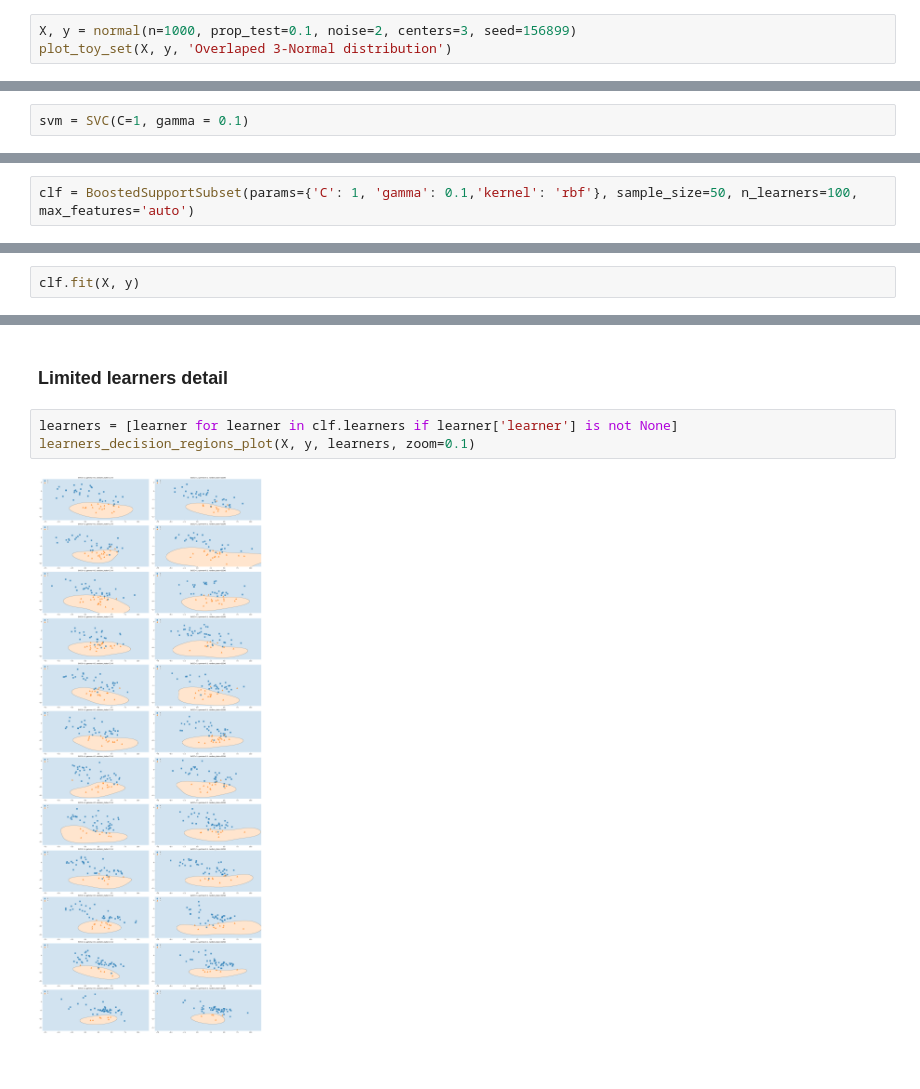
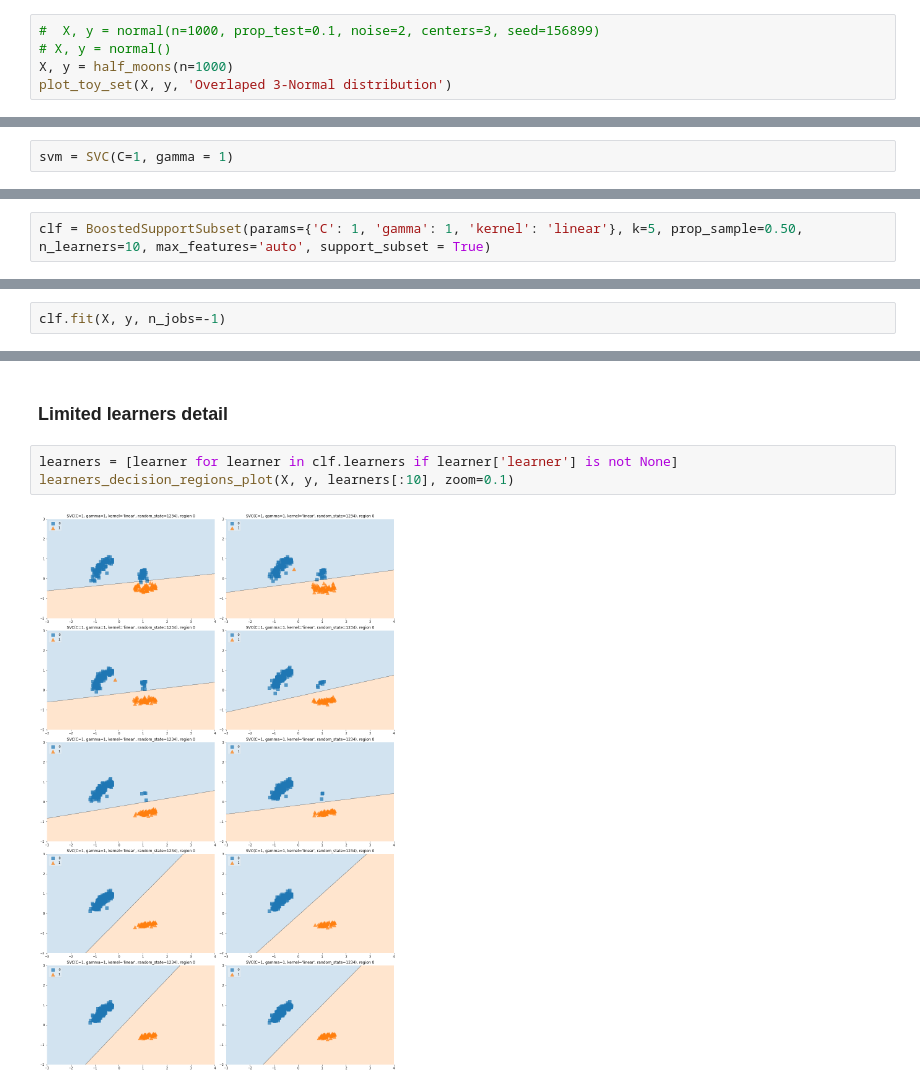
Before and after one commit to Vacek-Ace/support_subset_ensemble, a Jupyter notebook: notebooks/overlapping_bivariate_normals_example.ipynb, the cells around one changed output, grey strips where cells are left out. Saved outputs shown, nothing was run; the diff lists cells and outputs as text; blank space fills up the shorter version.

```diff
--- a/notebooks/overlapping_bivariate_normals_example.ipynb
+++ b/notebooks/overlapping_bivariate_normals_example.ipynb
@@ -13,6 +19,8 @@ from src.utils import *
 # %% [markdown]
 # Overlapping bivariate normals
 # %%
-X, y = normal(n=1000, prop_test=0.1, noise=2, centers=3, seed=156899)
+#  X, y = normal(n=1000, prop_test=0.1, noise=2, centers=3, seed=156899)
+# X, y = normal()
+X, y = half_moons(n=1000)
 plot_toy_set(X, y, 'Overlaped 3-Normal distribution')
 # %% [output]
@@ -42,7 +102,7 @@ custom_decision_region_plot(X, y, rf, title='')
 # %% [markdown]
 ## SVM
 # %%
-svm = SVC(C=1, gamma = 0.1)
+svm = SVC(C=1, gamma = 1)
 # %%
 preds = StratifiedKFoldTestPredictions(X, y, svm)
 confusion_matrix(svm.predict(X), y)
@@ -64,7 +124,7 @@ custom_decision_region_plot(X, y, svm, title='')
 # %% [markdown]
 ## BSS
 # %%
-clf = BoostedSupportSubset(params={'C': 1, 'gamma': 0.1,'kernel': 'rbf'}, sample_size=50, n_learners=100, max_features='auto')
+clf = BoostedSupportSubset(params={'C': 1, 'gamma': 1, 'kernel': 'linear'}, k=5, prop_sample=0.50, n_learners=10, max_features='auto', support_subset = True)
 # %%
 preds = StratifiedKFoldTestPredictions(X, y, clf)
 confusion_matrix(preds, y)
@@ -94,5 +137,5 @@ No valid sample in 1000 iters
 # %%
-clf.fit(X, y)
+clf.fit(X, y, n_jobs=-1)
 # %%
 len(clf.learners)
 # %% [output]
@@ -106,6 +149,6 @@ custom_decision_region_plot(X, y, clf, title='')
 ### Limited learners detail
 # %%
 learners = [learner for learner in clf.learners if learner['learner'] is not None]
-learners_decision_regions_plot(X, y, learners, zoom=0.1)
+learners_decision_regions_plot(X, y, learners[:10], zoom=0.1)
 # %% [output]
-[figure, old version]
+[figure, new version]
```
Also changed, not shown: parts of 13 cells of this notebook.
